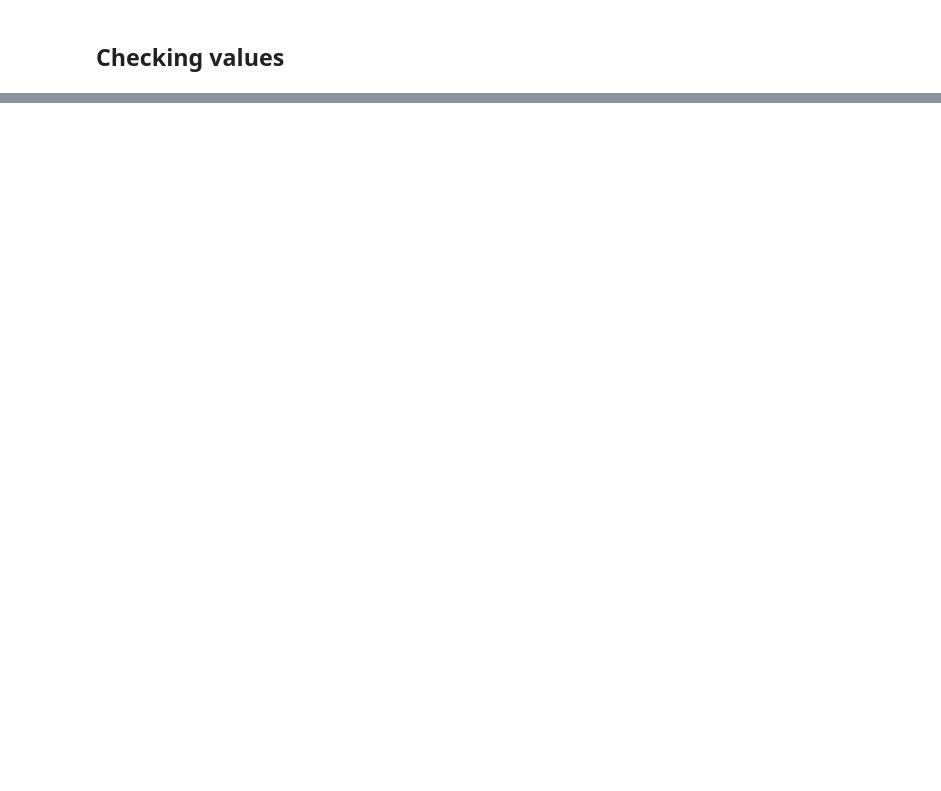
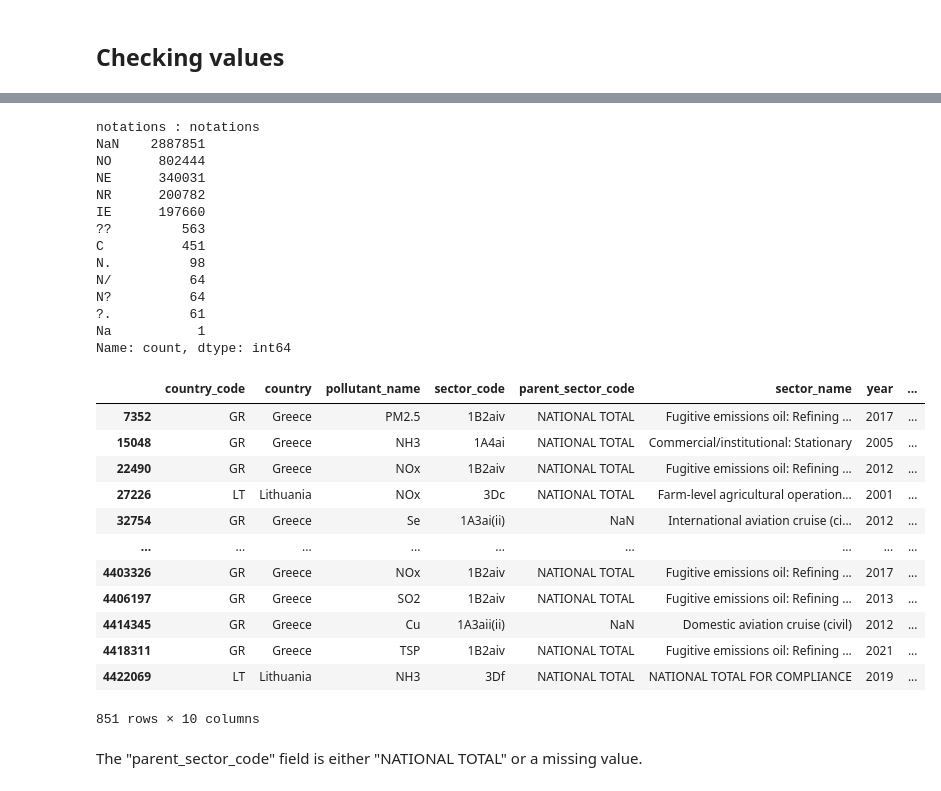
Before and after one commit to LauNop/PFE-ESME-predict_cities_air_pollution, a Jupyter notebook: notebooks/1.0-rl-NEC-initial-exploration.ipynb, the cells around one changed output, grey strips where cells are left out. Cells and saved outputs as stored; diff of their text form; code cells hidden in the pictures; blank space fills up the shorter version.

```diff
--- a/notebooks/1.0-rl-NEC-initial-exploration.ipynb
+++ b/notebooks/1.0-rl-NEC-initial-exploration.ipynb
@@ -108,4 +73,0 @@ df = df.drop("format_name")
-# %%
-for key, value in df_dict.items():
-    if key in ["unit", "notations"]:
-        print(key, ":", value, "\n")
@@ -248,0 +74,9 @@ ValueError: Value of 'x' is not the name of a column in 'data_frame'. Expected o
+# %%
+print("Missing values :")
+df.isnull().sum()
+
+df_dict = {}
+for col in df.columns:
+    if col != "emissions":
+        print(f'{col} unique values : {len(list(df[col].unique()))}')
+        df_dict[col] = df[col].value_counts(dropna=False)
@@ -248,0 +97,2 @@ ValueError: Value of 'x' is not the name of a column in 'data_frame'. Expected o
+# %%
+df = df.drop("format_name", axis=1)
@@ -248,0 +101,4 @@ ValueError: Value of 'x' is not the name of a column in 'data_frame'. Expected o
+# %%
+for key, value in df_dict.items():
+    if key in ["unit"]:
+        print(key, ":", value, "\n")
@@ -248,0 +126,35 @@ ValueError: Value of 'x' is not the name of a column in 'data_frame'. Expected o
+# %%
+for key, value in df_dict.items():
+    if key in ["notations"]:
+        print(key, ":", value, "\n")
+display(df[(df["notations"].notnull()) & (~df["notations"].isin(["NO", "NE", "NR", "IE", "C"]))])
+# %% [output]
+notations : notations
+NaN    2887851
+NO      802444
+NE      340031
+NR      200782
+IE      197660
+??         563
+C          451
+N.          98
+N/          64
+N?          64
+?.          61
+Na           1
+Name: count, dtype: int64
+|  | country_code | country | pollutant_name | sector_code | parent_sector_code | sector_name | year | ... |
+| 7352 | GR | Greece | PM2.5 | 1B2aiv | NATIONAL TOTAL | Fugitive emissions oil: Refining ... | 2017 | ... |
+| 15048 | GR | Greece | NH3 | 1A4ai | NATIONAL TOTAL | Commercial/institutional: Stationary | 2005 | ... |
+| 22490 | GR | Greece | NOx | 1B2aiv | NATIONAL TOTAL | Fugitive emissions oil: Refining ... | 2012 | ... |
+| 27226 | LT | Lithuania | NOx | 3Dc | NATIONAL TOTAL | Farm-level agricultural operation... | 2001 | ... |
+| 32754 | GR | Greece | Se | 1A3ai(ii) | NaN | International aviation cruise (ci... | 2012 | ... |
+| ... | ... | ... | ... | ... | ... | ... | ... | ... |
+| 4403326 | GR | Greece | NOx | 1B2aiv | NATIONAL TOTAL | Fugitive emissions oil: Refining ... | 2017 | ... |
+| 4406197 | GR | Greece | SO2 | 1B2aiv | NATIONAL TOTAL | Fugitive emissions oil: Refining ... | 2013 | ... |
+| 4414345 | GR | Greece | Cu | 1A3aii(ii) | NaN | Domestic aviation cruise (civil) | 2012 | ... |
+| 4418311 | GR | Greece | TSP | 1B2aiv | NATIONAL TOTAL | Fugitive emissions oil: Refining ... | 2021 | ... |
+| 4422069 | LT | Lithuania | NH3 | 3Df | NATIONAL TOTAL | NATIONAL TOTAL FOR COMPLIANCE | 2019 | ... |
+851 rows × 10 columns
+# %% [markdown]
+The "parent_sector_code" field is either "NATIONAL TOTAL" or a missing value.
```
Also changed, not shown: parts of 38 cells of this notebook, 1 other file.
